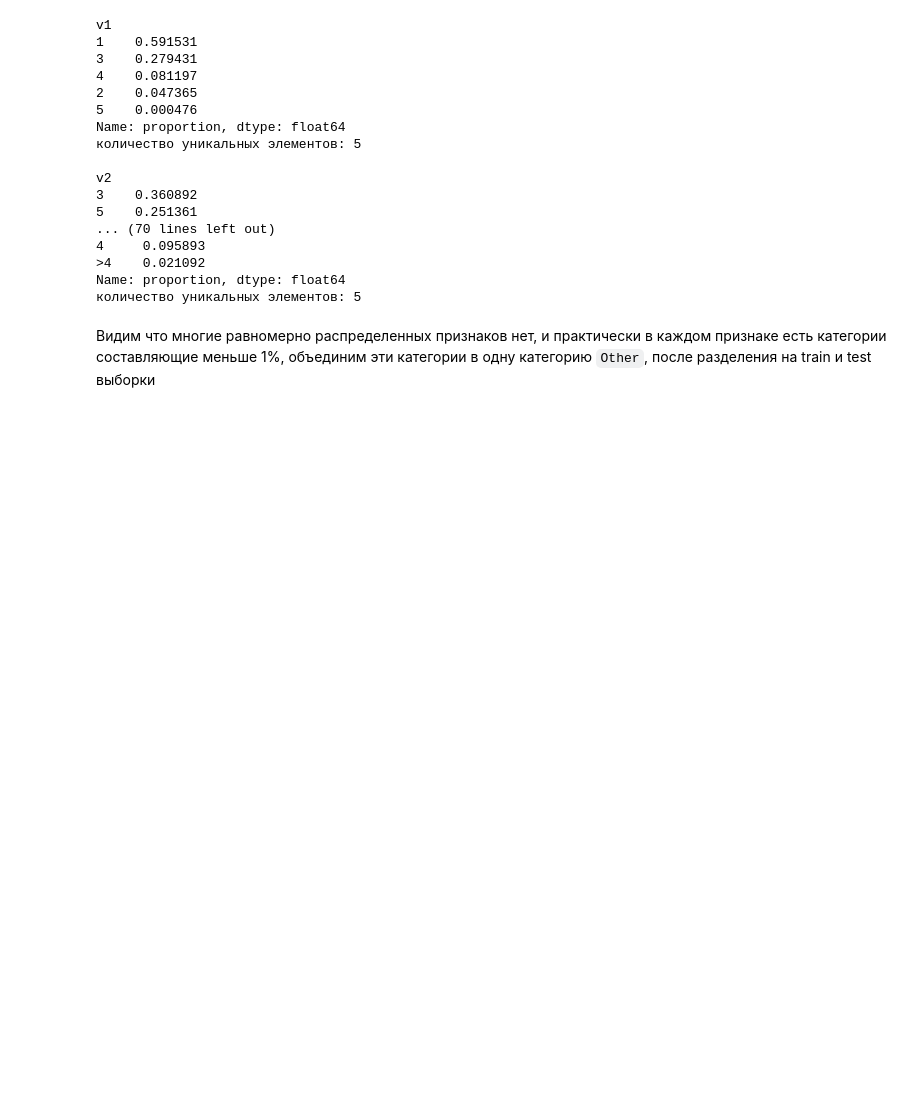
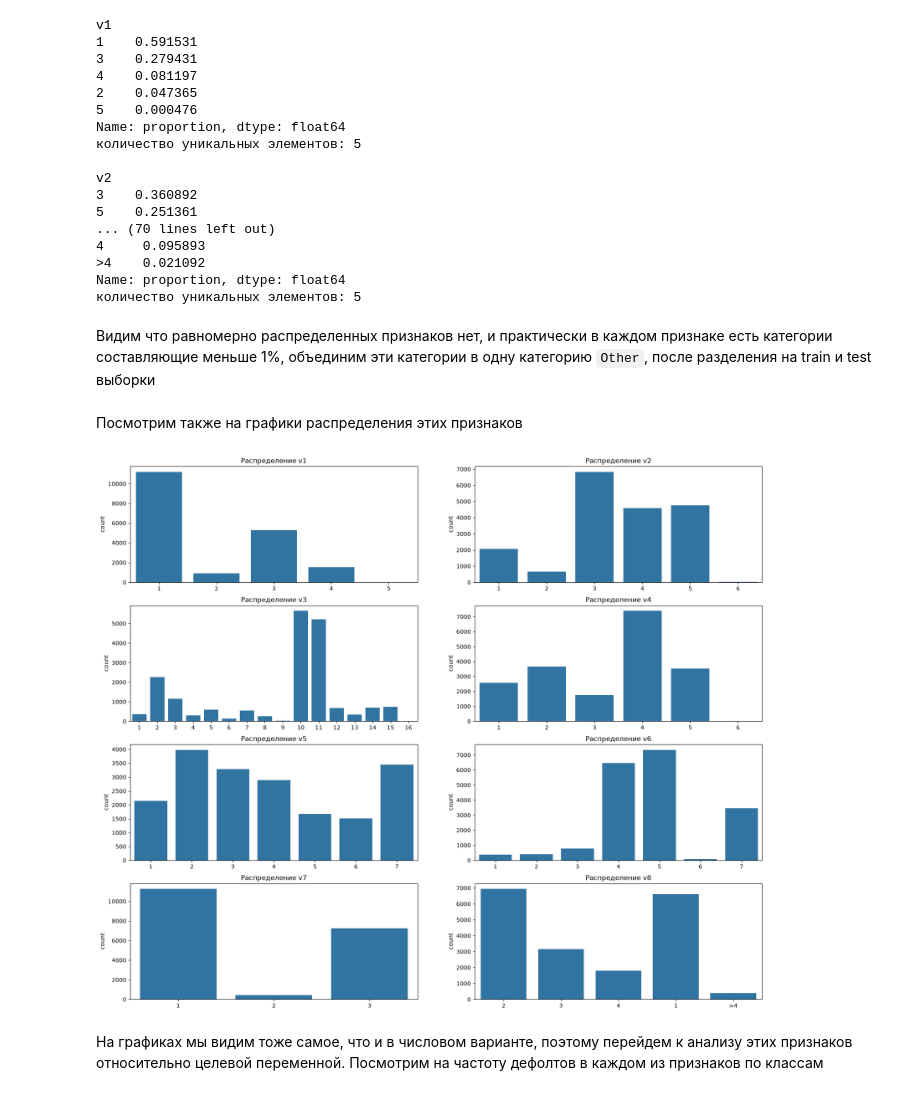
Before and after one commit to IslamDyshoko/credit_risk, a Jupyter notebook: notebooks/01_eda.ipynb, the cells around one changed output. Cells and saved outputs as stored; diff of their text form; code cells hidden in the pictures; blank space fills up the shorter version.

```diff
--- a/notebooks/01_eda.ipynb
+++ b/notebooks/01_eda.ipynb
@@ -195,4 +195,23 @@ v2
 Name: proportion, dtype: float64
 количество уникальных элементов: 5
 # %% [markdown]
-Видим что многие равномерно распределенных признаков нет, и практически в каждом признаке есть категории составляющие меньше 1%, объединим эти категории в одну категорию `Other`, после разделения на train и test выборки
+Видим что равномерно распределенных признаков нет, и практически в каждом признаке есть категории составляющие меньше 1%, объединим эти категории в одну категорию `Other`, после разделения на train и test выборки
+# %% [markdown]
+Посмотрим также на графики распределения этих признаков
+# %%
+import seaborn as sns
+import matplotlib.pyplot as plt
+
+fig, axes = plt.subplots(4, 2, figsize = (20, 17))
+axes = axes.flatten()
+for i, v in enumerate([f'v{i}' for i in range(1, 9)]):
+    sns.countplot(data = df, x = df[v], ax=axes[i])
+    axes[i].set_title(f'Распределение {v}')
+    axes[i].set_xlabel('')
+
+plt.show()
+# %% [output]
+[figure, added]
+# %% [markdown]
+На графиках мы видим тоже самое, что и в числовом варианте, поэтому перейдем к анализу этих признаков относительно целевой переменной.
+Посмотрим на частоту дефолтов в каждом из признаков по классам
```
Also changed, not shown: parts of 2 cells of this notebook.
